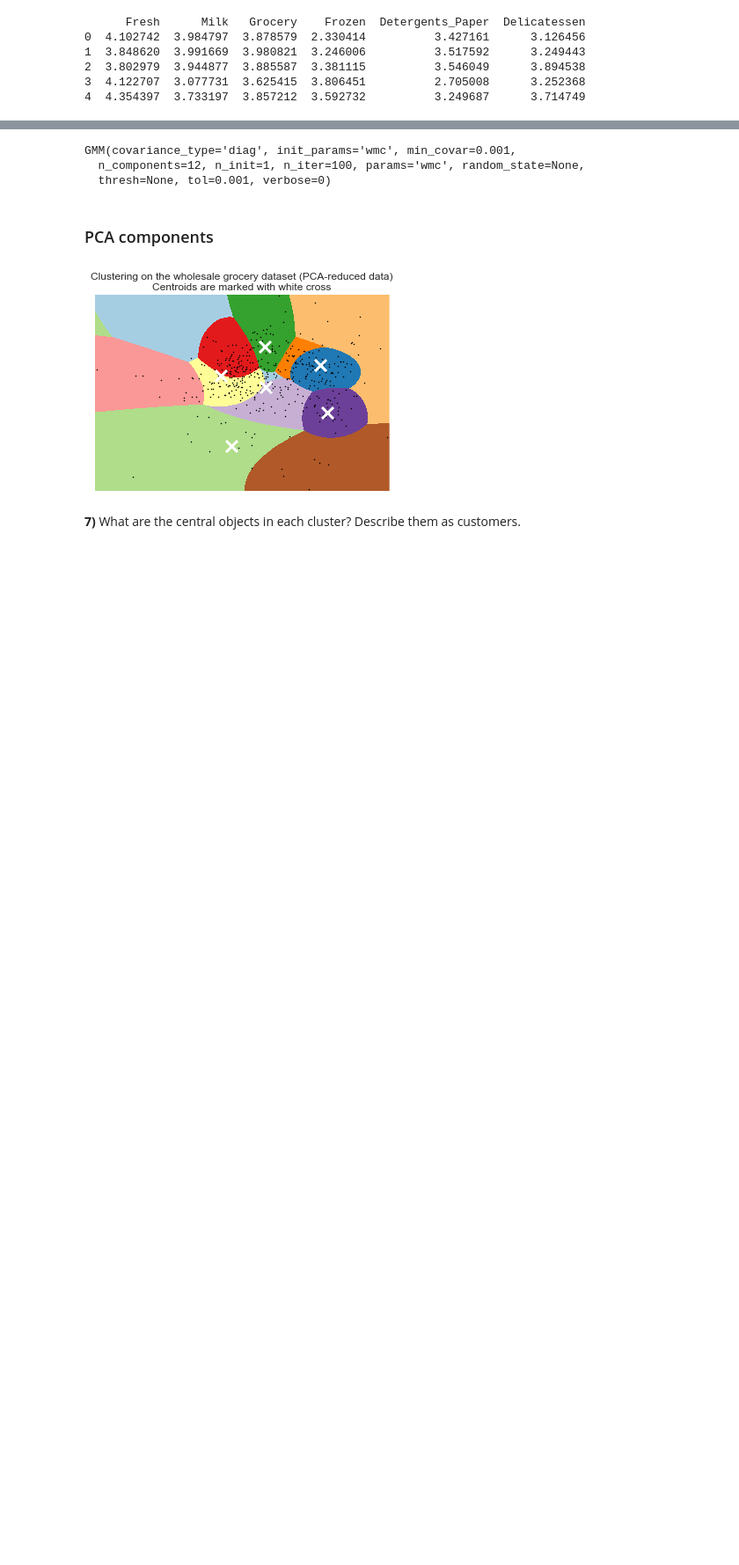
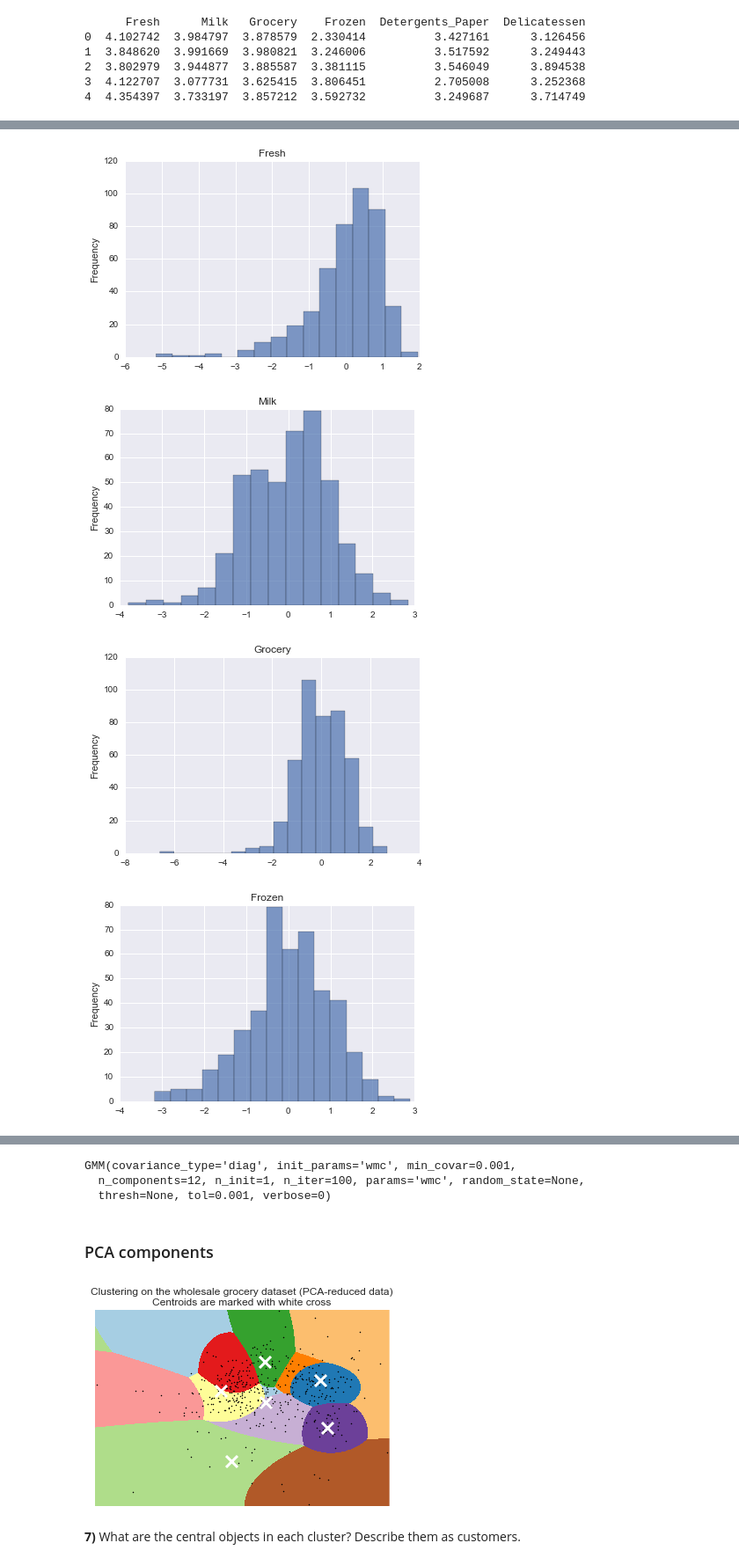
Before and after one commit to sharpround/customer_segments, a Jupyter notebook: customer_segments.ipynb, the cells around one changed output, grey strips where cells are left out. Shown at 88% size. Saved outputs shown, nothing was run; the diff lists cells and outputs as text; code cells hidden in the pictures; blank space fills up the shorter version.

Commit message:
normalize logged data

```diff
--- a/customer_segments.ipynb
+++ b/customer_segments.ipynb
@@ -336,0 +338,21 @@ plt.legend(data_log.columns, loc='best')
+# %%
+# normalize
+def scale_column(df, column, center='mean', scale='std'):
+    ser = df[column].copy()
+    if center == 'mean':
+        ser -= ser.mean()
+    if scale == 'std':
+        ser /= ser.std()
+    return ser
+
+data_log_scaled = pd.DataFrame()
+for col in data.columns:
+    data_log_scaled[col] = scale_column(data_log, col)
+    plt.figure()
+    data_log_scaled[col].plot(kind='hist', alpha=0.7, bins=16)
+    plt.title(col)
+# %% [output]
+[figure, added]
+[figure, added]
+[figure, added]
+[figure, added]
```
Also changed, not shown: parts of 3 cells of this notebook.
